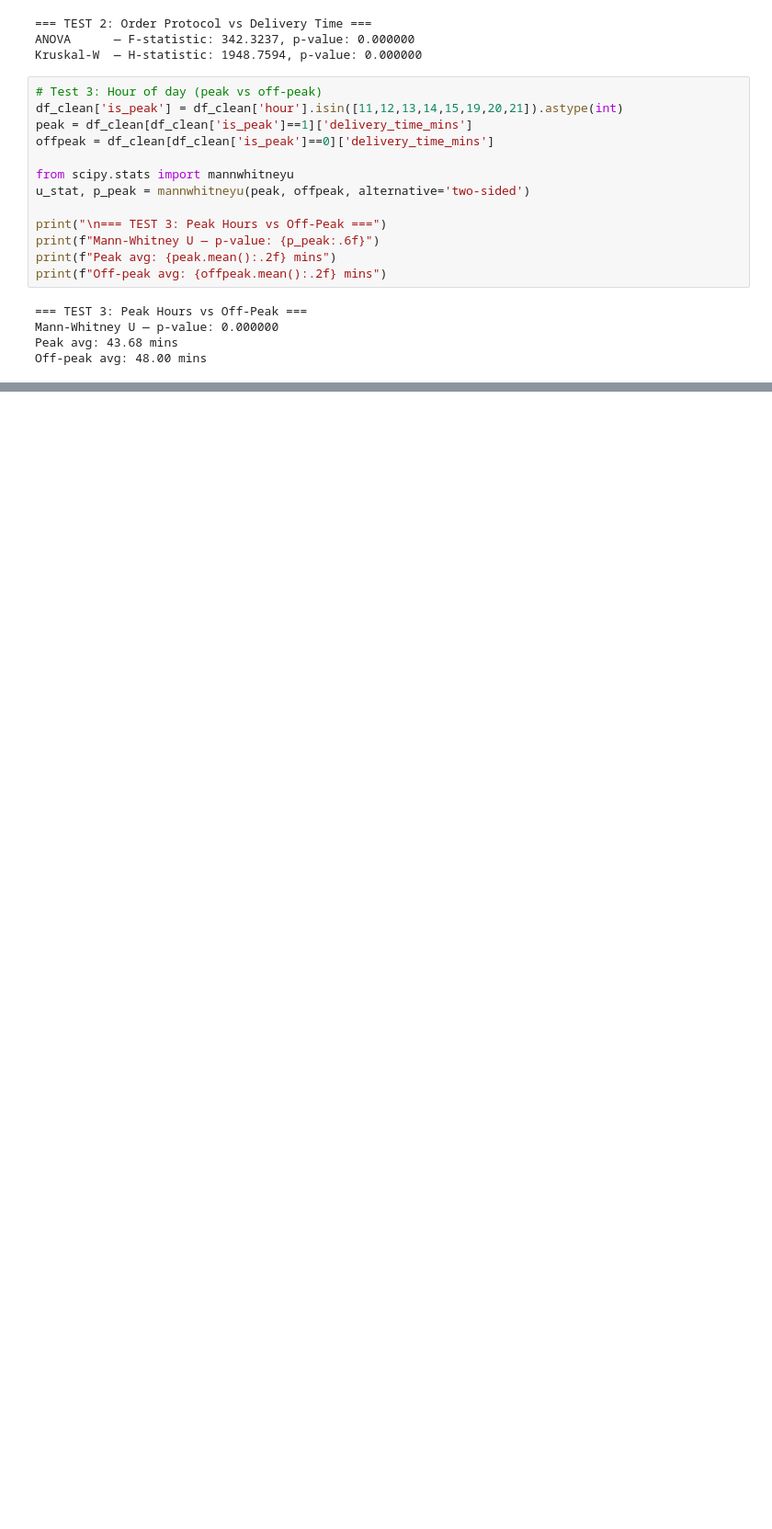
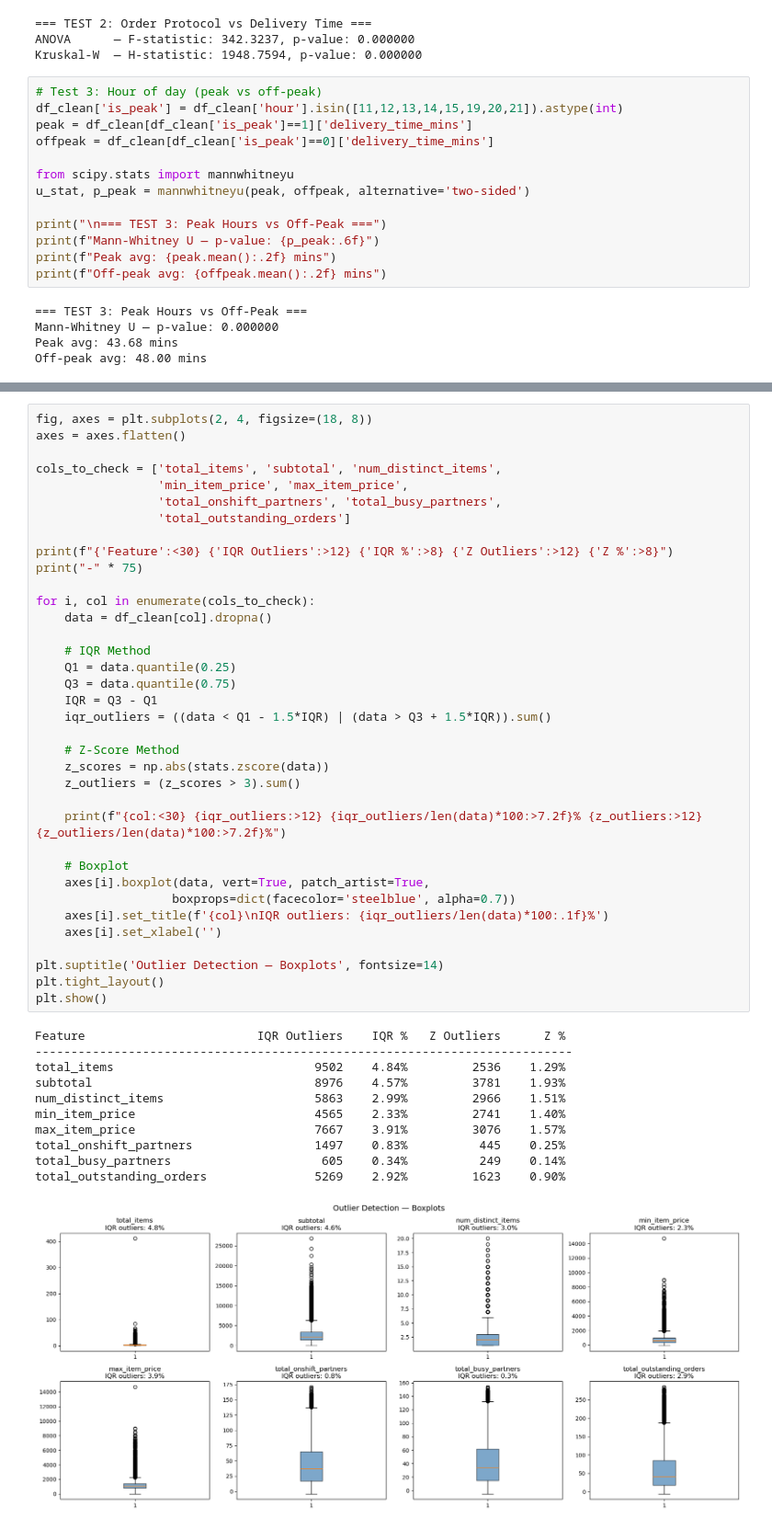
Before and after one commit to sayed-ashfaq/PorterOrg_Regression_problem, a Jupyter notebook: Porter_NN.ipynb, the cells around one changed output, grey strips where cells are left out. Shown at 92% size. Cells and saved outputs as stored; diff of their text form; blank space fills up the shorter version.

```diff
--- a/Porter_NN.ipynb
+++ b/Porter_NN.ipynb
@@ -790,0 +827,48 @@ Off-peak avg: 48.00 mins
+# %%
+fig, axes = plt.subplots(2, 4, figsize=(18, 8))
+axes = axes.flatten()
+
+cols_to_check = ['total_items', 'subtotal', 'num_distinct_items',
+                 'min_item_price', 'max_item_price',
+                 'total_onshift_partners', 'total_busy_partners',
+                 'total_outstanding_orders']
+
+print(f"{'Feature':<30} {'IQR Outliers':>12} {'IQR %':>8} {'Z Outliers':>12} {'Z %':>8}")
+print("-" * 75)
+
+for i, col in enumerate(cols_to_check):
+    data = df_clean[col].dropna()
+
+    # IQR Method
+    Q1 = data.quantile(0.25)
+    Q3 = data.quantile(0.75)
+    IQR = Q3 - Q1
+    iqr_outliers = ((data < Q1 - 1.5*IQR) | (data > Q3 + 1.5*IQR)).sum()
+
+    # Z-Score Method
+    z_scores = np.abs(stats.zscore(data))
+    z_outliers = (z_scores > 3).sum()
+
+    print(f"{col:<30} {iqr_outliers:>12} {iqr_outliers/len(data)*100:>7.2f}% {z_outliers:>12} {z_outliers/len(data)*100:>7.2f}%")
+
+    # Boxplot
+    axes[i].boxplot(data, vert=True, patch_artist=True,
+                   boxprops=dict(facecolor='steelblue', alpha=0.7))
+    axes[i].set_title(f'{col}\nIQR outliers: {iqr_outliers/len(data)*100:.1f}%')
+    axes[i].set_xlabel('')
+
+plt.suptitle('Outlier Detection — Boxplots', fontsize=14)
+plt.tight_layout()
+plt.show()
+# %% [output]
+Feature                        IQR Outliers    IQR %   Z Outliers      Z %
+---------------------------------------------------------------------------
+total_items                            9502    4.84%         2536    1.29%
+subtotal                               8976    4.57%         3781    1.93%
+num_distinct_items                     5863    2.99%         2966    1.51%
+min_item_price                         4565    2.33%         2741    1.40%
+max_item_price                         7667    3.91%         3076    1.57%
+total_onshift_partners                 1497    0.83%          445    0.25%
+total_busy_partners                     605    0.34%          249    0.14%
+total_outstanding_orders               5269    2.92%         1623    0.90%
+[figure, added]
```
Also changed, not shown: parts of 8 cells of this notebook.
